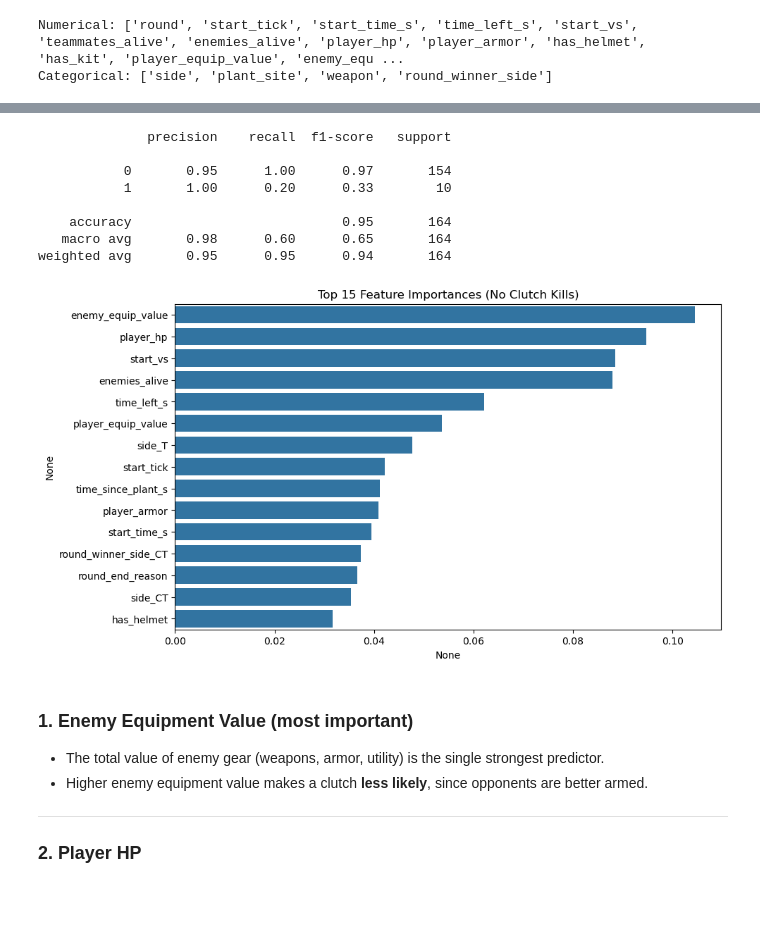
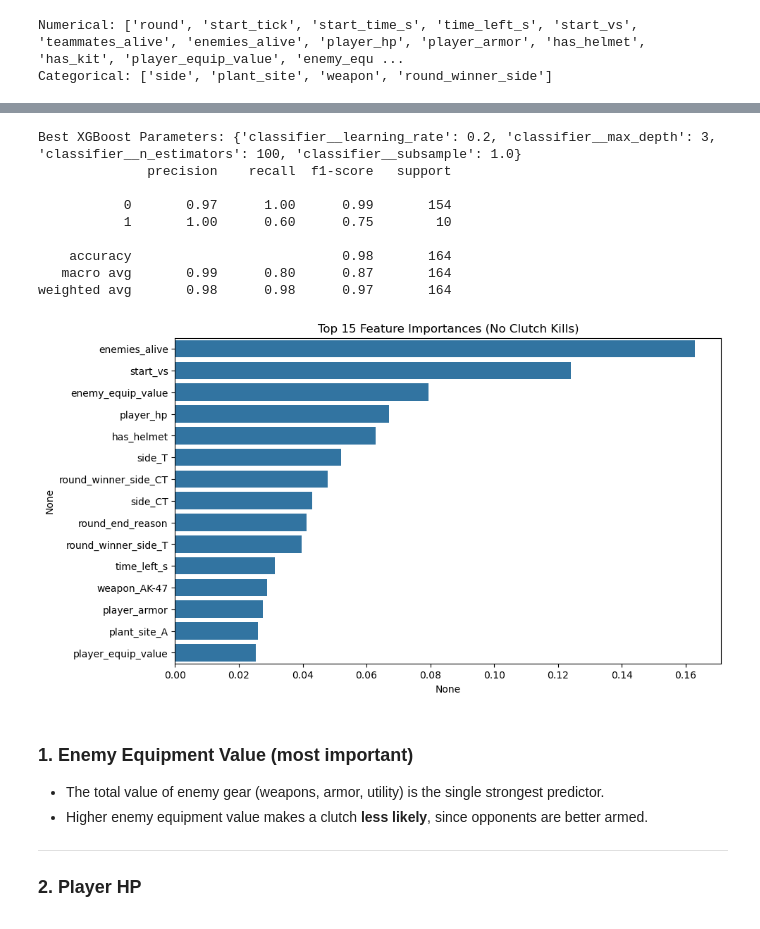
Before and after one commit to kalem313/counter-strike-2-clutch-predictor, a Jupyter notebook: cs2_clutch_predictor.ipynb, the cells around one changed output, grey strips where cells are left out. Saved outputs shown, nothing was run; the diff lists cells and outputs as text; code cells hidden in the pictures.

```diff
--- a/cs2_clutch_predictor.ipynb
+++ b/cs2_clutch_predictor.ipynb
@@ -57,17 +57,39 @@ preprocessor = ColumnTransformer(
 Numerical: ['round', 'start_tick', 'start_time_s', 'time_left_s', 'start_vs', 'teammates_alive', 'enemies_alive', 'player_hp', 'player_armor', 'has_helmet', 'has_kit', 'player_equip_value', 'enemy_equ ...
 Categorical: ['side', 'plant_site', 'weapon', 'round_winner_side']
 # %%
-clf = Pipeline(steps=[
-    ("preprocessor", preprocessor),
-    ("model", RandomForestClassifier(
-        n_estimators=200,
-        random_state=42,
-        class_weight="balanced"
+
+from xgboost import XGBClassifier
+from sklearn.model_selection import GridSearchCV
+from imblearn.pipeline import Pipeline
+from imblearn.over_sampling import SMOTE
+
+xgb_pipeline = Pipeline([
+    ('preprocessor', preprocessor),
+    ('smote', SMOTE(random_state=42)),
+    ('classifier', XGBClassifier(
+        objective='binary:logistic',
+        eval_metric='logloss',
+        use_label_encoder=False,
+        random_state=42
     ))
 ])
 
-clf.fit(X_train, y_train)
+# Hyperparameter tuning
+param_grid = {
+    'classifier__n_estimators': [100, 200, 300],
+    'classifier__max_depth': [3, 5, 7],
+    'classifier__learning_rate': [0.01, 0.05, 0.1, 0.2, 0.3],
+    'classifier__subsample': [0.8, 1.0]
+}
 
-print("Train acc:", clf.score(X_train, y_train))
-print("Test acc:", clf.score(X_test, y_test))
+grid_search_xgb = GridSearchCV(
+    estimator=xgb_pipeline,
+    param_grid=param_grid,
+    scoring='recall',
+    cv=5,
+    verbose=2,
+    n_jobs=-1
+)
+
+grid_search_xgb.fit(X_train, y_train)
 # %% [output]
@@ -76,34 +117,39 @@ Test acc: 0.9512195121951219
 # %%
-y_pred = clf.predict(X_test)
-print(classification_report(y_test, y_pred, zero_division=0))
+best_xgb_model = grid_search_xgb.best_estimator_
+
+y_pred_xgb = best_xgb_model.predict(X_test)
+
+print("Best XGBoost Parameters:", grid_search_xgb.best_params_)
+print(classification_report(y_test, y_pred_xgb, zero_division=0))
 # %% [output]
+Best XGBoost Parameters: {'classifier__learning_rate': 0.2, 'classifier__max_depth': 3, 'classifier__n_estimators': 100, 'classifier__subsample': 1.0}
               precision    recall  f1-score   support
 
-           0       0.95      1.00      0.97       154
-           1       1.00      0.20      0.33        10
+           0       0.97      1.00      0.99       154
+           1       1.00      0.60      0.75        10
 
-    accuracy                           0.95       164
-   macro avg       0.98      0.60      0.65       164
-weighted avg       0.95      0.95      0.94       164
+    accuracy                           0.98       164
+   macro avg       0.99      0.80      0.87       164
+weighted avg       0.98      0.98      0.97       164
 # %%
 # feature names after preprocessing
 feature_names = (
     num_features +
     list(clf.named_steps["preprocessor"]
          .named_transformers_["cat"]
          .get_feature_names_out(cat_features))
 )
 
-importances = clf.named_steps["model"].feature_importances_
+importances = clf.named_steps["classifier"].feature_importances_
 feat_imp = pd.Series(importances, index=feature_names).sort_values(ascending=False)
 
 # top 15
 plt.figure(figsize=(10,6))
 sns.barplot(x=feat_imp.head(15), y=feat_imp.head(15).index)
 plt.title("Top 15 Feature Importances (No Clutch Kills)")
 plt.show()
 # %% [output]
-[figure, old version]
+[figure, new version]
 # %% [markdown]
 ### 1. **Enemy Equipment Value** (most important)
 - The total value of enemy gear (weapons, armor, utility) is the single strongest predictor.
```
Also changed, not shown: parts of 2 cells of this notebook, 1 other file.
